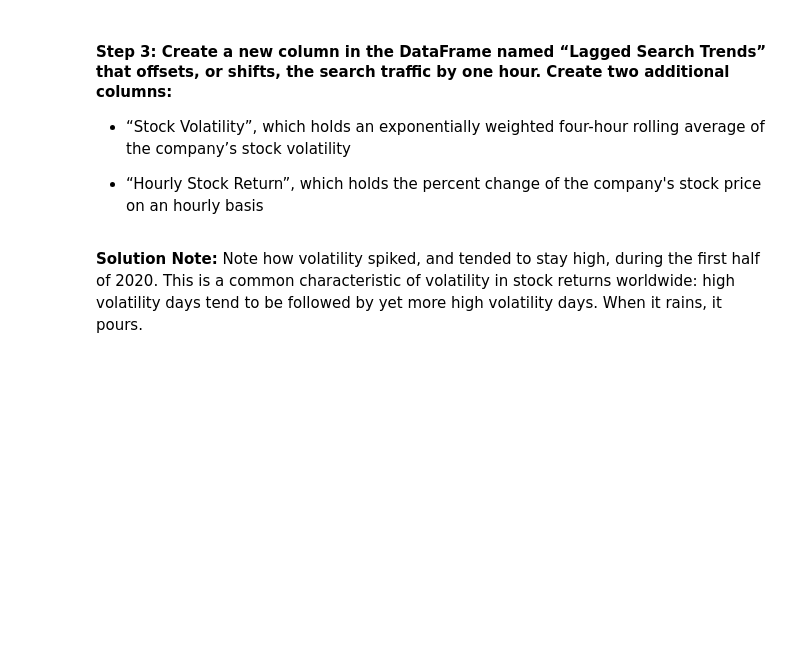
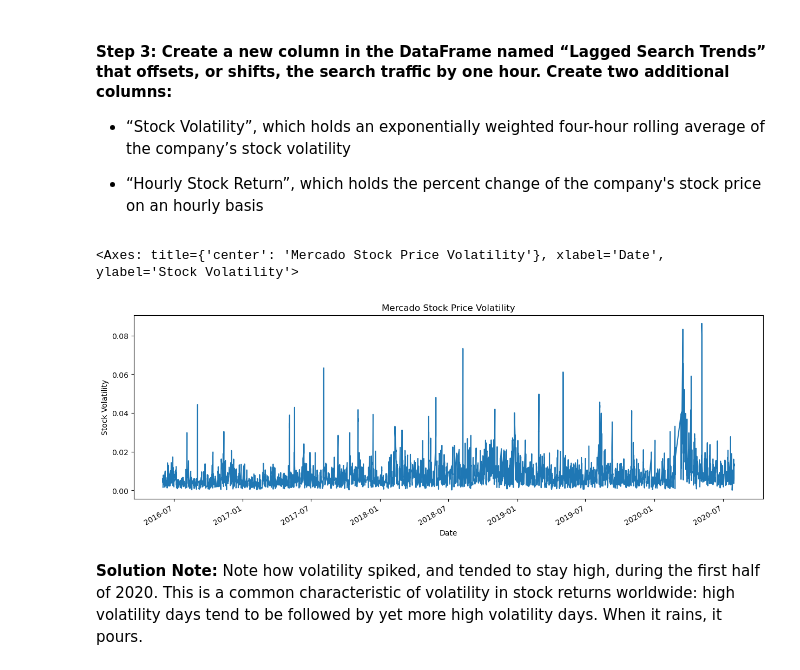
Before and after one commit to rune-encoder/prophet-challenge, a Jupyter notebook: forecasting_net_prophet.ipynb, the cells around one changed output. Drawn from its saved outputs; the diff is of its cells as text; code cells hidden in the pictures; blank space fills up the shorter version.

```diff
--- a/forecasting_net_prophet.ipynb
+++ b/forecasting_net_prophet.ipynb
@@ -443,7 +519,15 @@ mercado_stock_trends_df["Lagged Search Trends"] = mercado_stock_trends_df["Searc
 mercado_stock_trends_df["Stock Volatility"] = mercado_stock_trends_df["close"].pct_change().rolling(window=4).std()
 # %%
 # Visualize the stock volatility
-mercado_stock_trends_df["Stock Volatility"].plot()
+mercado_stock_trends_df["Stock Volatility"].plot(
+    title="Mercado Stock Price Volatility",
+    xlabel="Date",
+    ylabel="Stock Volatility",
+    figsize=(15, 5),
+)
+# %% [output]
+<Axes: title={'center': 'Mercado Stock Price Volatility'}, xlabel='Date', ylabel='Stock Volatility'>
+[figure, added]
 # %% [markdown]
 **Solution Note:** Note how volatility spiked, and tended to stay high, during the first half of 2020. This is a common characteristic of volatility in stock returns worldwide: high volatility days tend to be followed by yet more high volatility days. When it rains, it pours.
 # %%
```
Also changed, not shown: parts of 27 cells of this notebook.
